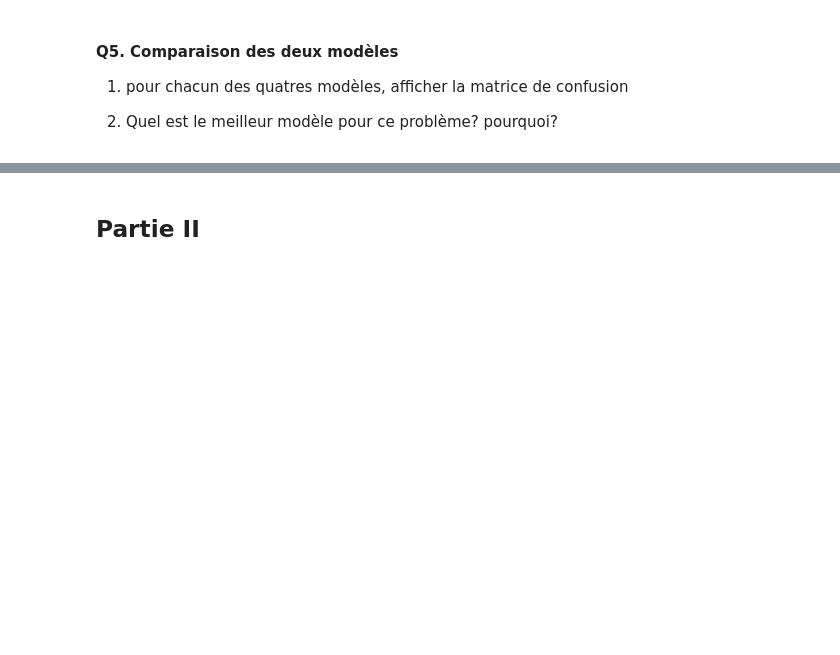
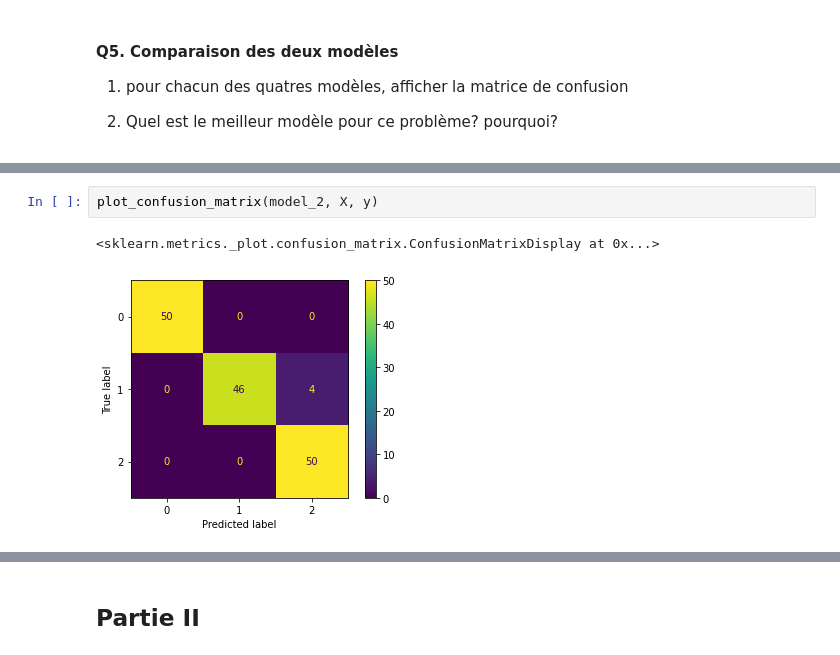
Before and after one commit to bellaabdelouahab/Colab-Notebooks, a Jupyter notebook: SVM.ipynb, the cells around one changed output, grey strips where cells are left out. Drawn from its saved outputs; the diff is of its cells as text; blank space fills up the shorter version.

```diff
--- a/SVM.ipynb
+++ b/SVM.ipynb
@@ -183,0 +150,5 @@ model_linear_kernal.score(X_test, y_test)
+# %%
+plot_confusion_matrix(model_2, X, y)
+# %% [output]
+<sklearn.metrics._plot.confusion_matrix.ConfusionMatrixDisplay at 0x...>
+[figure, added]
```
Also changed, not shown: parts of 33 cells of this notebook.
